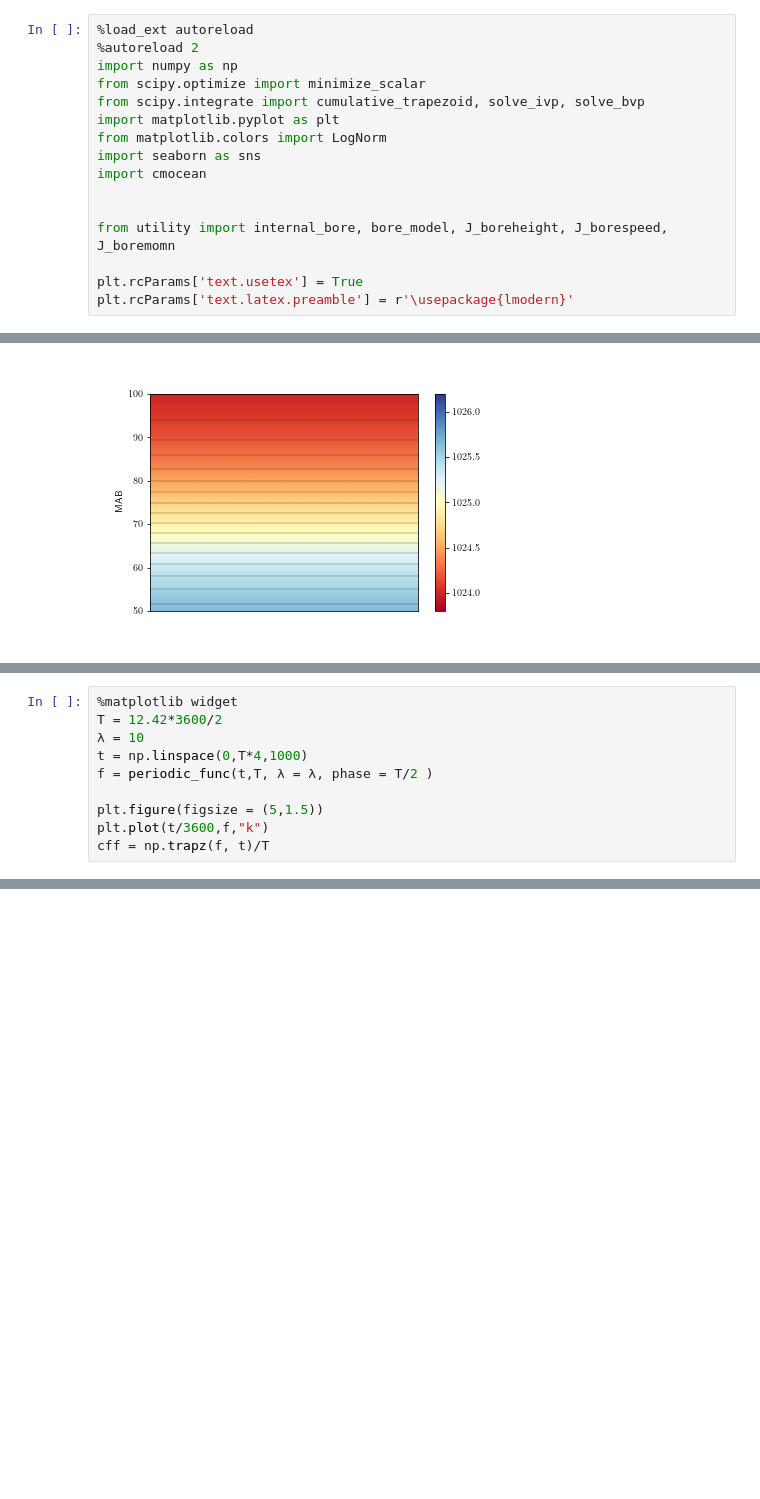
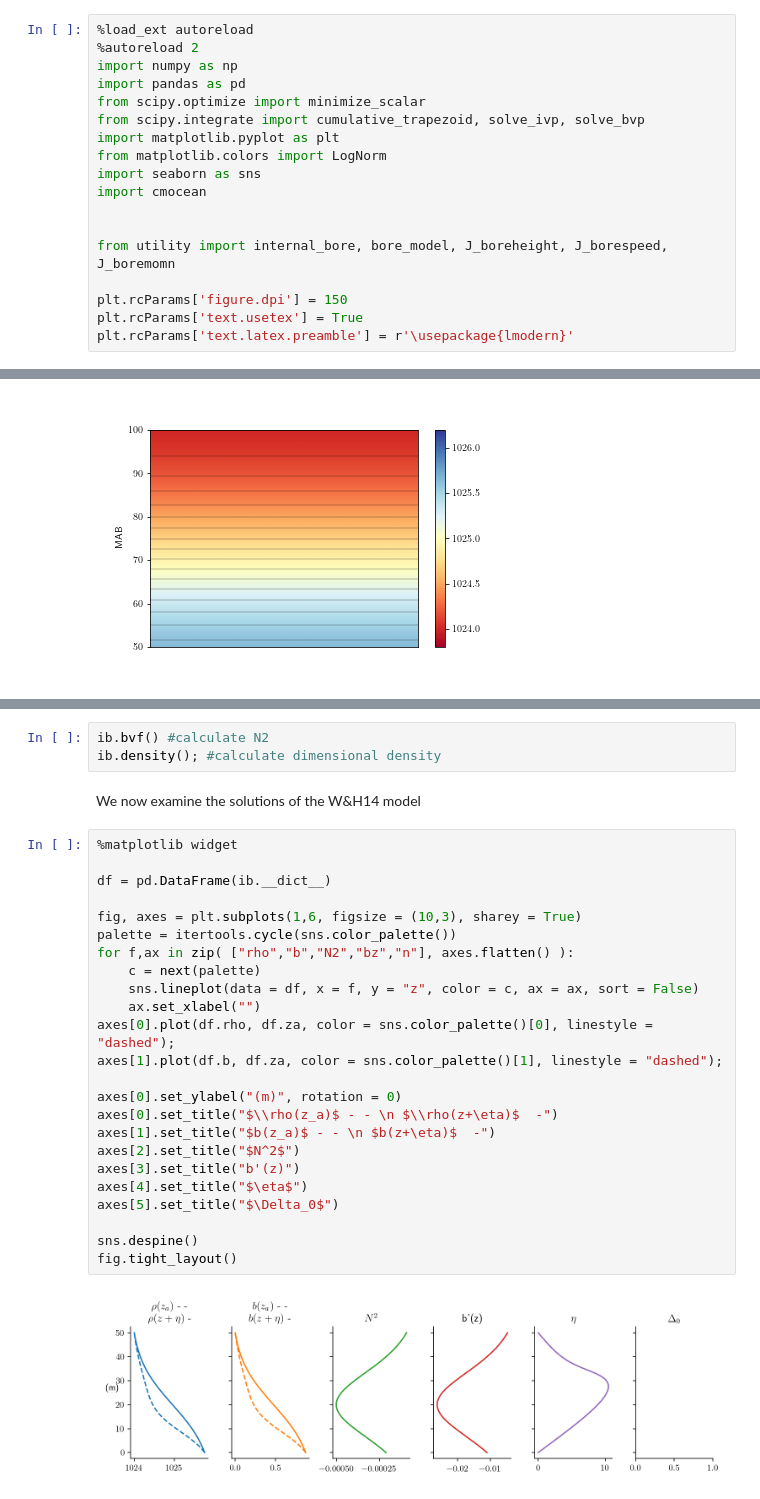
Before and after one commit to wingtorres/internal_bore_oblique, a Jupyter notebook: ib_alongshore_WH14.ipynb, the cells around one changed output, grey strips where cells are left out. Cells and saved outputs as stored; diff of their text form; blank space fills up the shorter version.

```diff
--- a/ib_alongshore_WH14.ipynb
+++ b/ib_alongshore_WH14.ipynb
@@ -2,6 +2,7 @@
 %load_ext autoreload
 %autoreload 2
 import numpy as np
+import pandas as pd
 from scipy.optimize import minimize_scalar
 from scipy.integrate import cumulative_trapezoid, solve_ivp, solve_bvp
 import matplotlib.pyplot as plt
@@ -12,6 +13,7 @@ import cmocean
 
 from utility import internal_bore, bore_model, J_boreheight, J_borespeed, J_boremomn
 
+plt.rcParams['figure.dpi'] = 150
 plt.rcParams['text.usetex'] = True
 plt.rcParams['text.latex.preamble'] = r'\usepackage{lmodern}'
 # %% [output]
@@ -383,10 +106,0 @@ $$ <D> = \frac{D_0}{T}\int^T_0 \text{ sech}(\sin\frac{\pi t}{T})dt $$
-# %%
-%matplotlib widget
-T = 12.42*3600/2
-λ = 10
-t = np.linspace(0,T*4,1000)
-f = periodic_func(t,T, λ = λ, phase = T/2 )
-
-plt.figure(figsize = (5,1.5))
-plt.plot(t/3600,f,"k")
-cff = np.trapz(f, t)/T
@@ -424,0 +122,31 @@ $$z_a = z - \eta$$
+# %%
+ib.bvf() #calculate N2
+ib.density(); #calculate dimensional density
+# %% [markdown]
+We now examine the solutions of the W&H14 model
+# %%
+%matplotlib widget
+
+df = pd.DataFrame(ib.__dict__)
+
+fig, axes = plt.subplots(1,6, figsize = (10,3), sharey = True)
+palette = itertools.cycle(sns.color_palette())
+for f,ax in zip( ["rho","b","N2","bz","n"], axes.flatten() ):
+    c = next(palette)
+    sns.lineplot(data = df, x = f, y = "z", color = c, ax = ax, sort = False)
+    ax.set_xlabel("")
+axes[0].plot(df.rho, df.za, color = sns.color_palette()[0], linestyle = "dashed");
+axes[1].plot(df.b, df.za, color = sns.color_palette()[1], linestyle = "dashed");
+
+axes[0].set_ylabel("(m)", rotation = 0)
+axes[0].set_title("$\\rho(z_a)$ - - \n $\\rho(z+\eta)$  -")
+axes[1].set_title("$b(z_a)$ - - \n $b(z+\eta)$  -")
+axes[2].set_title("$N^2$")
+axes[3].set_title("b'(z)")
+axes[4].set_title("$\eta$")
+axes[5].set_title("$\Delta_0$")
+
+sns.despine()
+fig.tight_layout()
+# %% [output]
+[figure, added]
```
Also changed, not shown: parts of 43 cells of this notebook.
